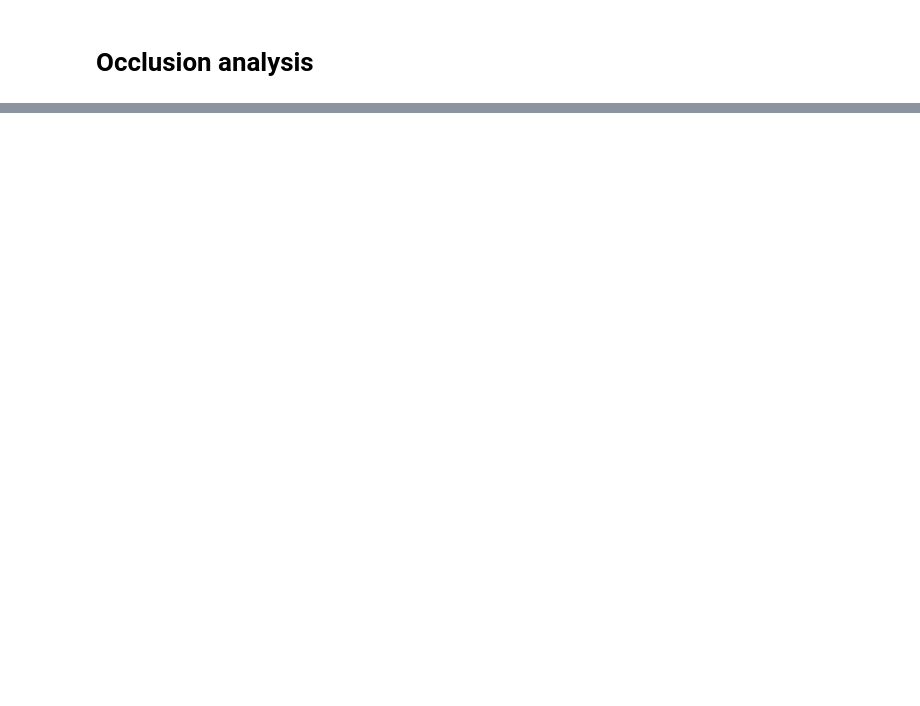
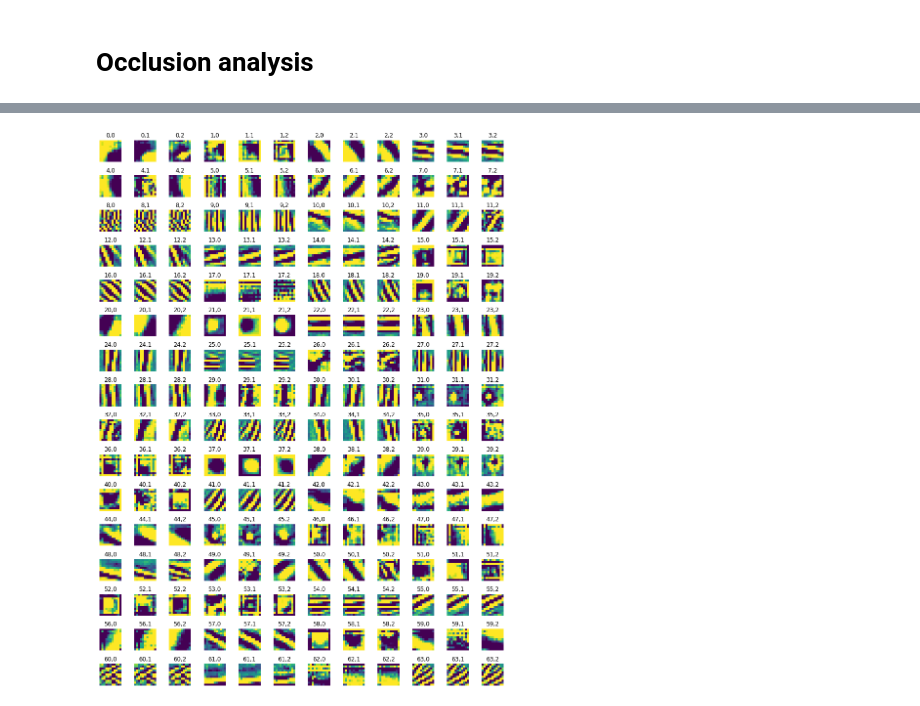
Before and after one commit to Arpitkamal/Deep-Learning---Deep-Convolutional-Neural-Networks, a Jupyter notebook: CNNVisualisation.ipynb, the cells around one changed output, grey strips where cells are left out. Cells and saved outputs as stored; diff of their text form; code cells hidden in the pictures; blank space fills up the shorter version.

```diff
--- a/CNNVisualisation.ipynb
+++ b/CNNVisualisation.ipynb
@@ -163,0 +295,4 @@ imgplot = sns.heatmap(heatmap, xticklabels=False, yticklabels=False, vmax=prob_n
+# %%
+plot_weights(alexnet, 0, single_channel = True)
+# %% [output]
+[figure, added]
```
Also changed, not shown: parts of 19 cells of this notebook.
